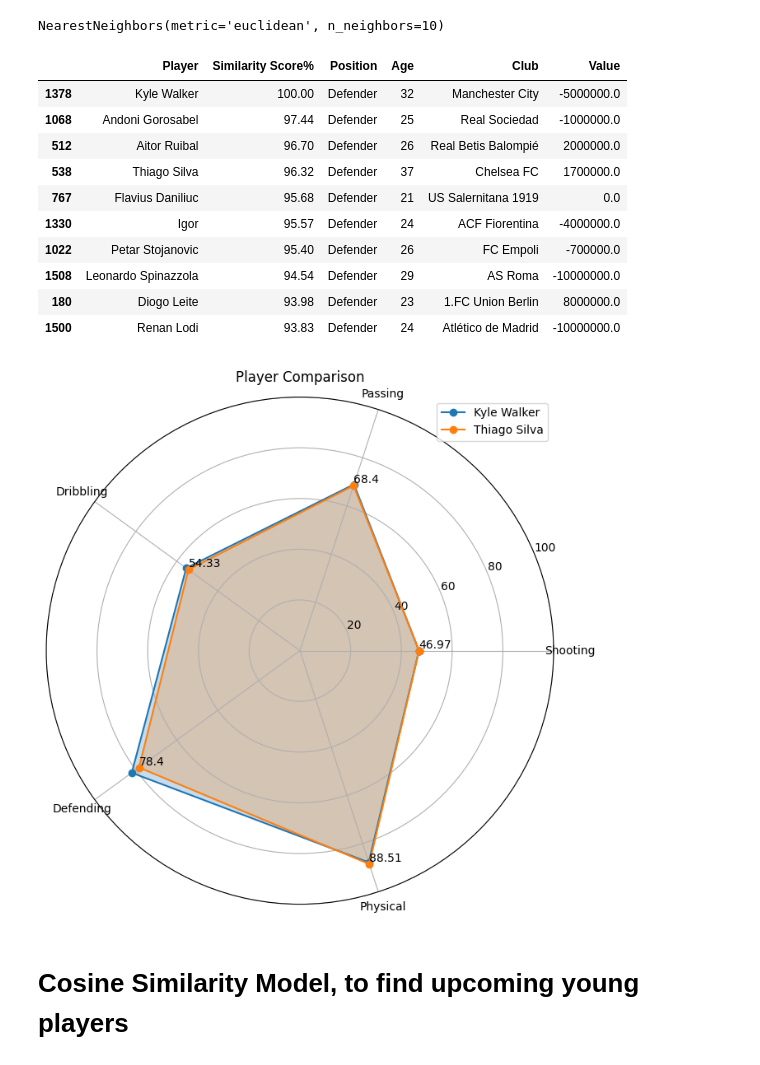
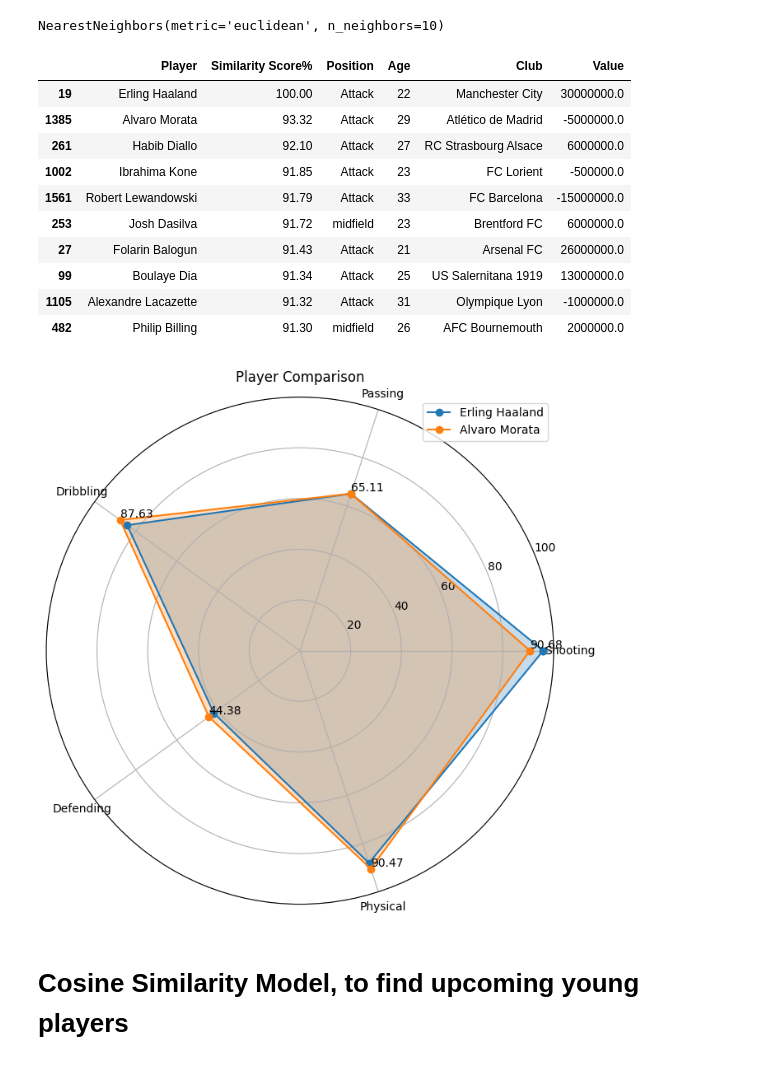
Before and after one commit to Chickychicken/Soccer-Transfer-Market-Application, a Jupyter notebook: Similarity Model/similarity.ipynb, the cells around one changed output. Drawn from its saved outputs; the diff is of its cells as text; code cells hidden in the pictures.

```diff
--- a/Similarity Model/similarity.ipynb
+++ b/Similarity Model/similarity.ipynb
@@ -67,7 +67,7 @@ knn_model.fit(df_stat)
 # %% [output]
 NearestNeighbors(metric='euclidean', n_neighbors=10)
 # %%
-player = 'Kyle Walker'
+player = 'Erling Haaland'
 input_player_stats = df[df['Player'] == player][['Shooting', 'Passing', 'Dribbling', 'Defending', 'Physical']]
 
 distances, indices = knn_model.kneighbors(input_player_stats)
@@ -90,16 +90,16 @@ similar_players_df = similar_players_df.sort_values(by='Similarity Score%', asce
 similar_players_df
 # %% [output]
 |  | Player | Similarity Score% | Position | Age | Club | Value |
-| 1378 | Kyle Walker | 100.00 | Defender | 32 | Manchester City | -5000000.0 |
-| 1068 | Andoni Gorosabel | 97.44 | Defender | 25 | Real Sociedad | -1000000.0 |
-| 512 | Aitor Ruibal | 96.70 | Defender | 26 | Real Betis Balompié | 2000000.0 |
-| 538 | Thiago Silva | 96.32 | Defender | 37 | Chelsea FC | 1700000.0 |
-| 767 | Flavius Daniliuc | 95.68 | Defender | 21 | US Salernitana 1919 | 0.0 |
-| 1330 | Igor | 95.57 | Defender | 24 | ACF Fiorentina | -4000000.0 |
-| 1022 | Petar Stojanovic | 95.40 | Defender | 26 | FC Empoli | -700000.0 |
-| 1508 | Leonardo Spinazzola | 94.54 | Defender | 29 | AS Roma | -10000000.0 |
-| 180 | Diogo Leite | 93.98 | Defender | 23 | 1.FC Union Berlin | 8000000.0 |
-| 1500 | Renan Lodi | 93.83 | Defender | 24 | Atlético de Madrid | -10000000.0 |
+| 19 | Erling Haaland | 100.00 | Attack | 22 | Manchester City | 30000000.0 |
+| 1385 | Alvaro Morata | 93.32 | Attack | 29 | Atlético de Madrid | -5000000.0 |
+| 261 | Habib Diallo | 92.10 | Attack | 27 | RC Strasbourg Alsace | 6000000.0 |
+| 1002 | Ibrahima Kone | 91.85 | Attack | 23 | FC Lorient | -500000.0 |
+| 1561 | Robert Lewandowski | 91.79 | Attack | 33 | FC Barcelona | -15000000.0 |
+| 253 | Josh Dasilva | 91.72 | midfield | 23 | Brentford FC | 6000000.0 |
+| 27 | Folarin Balogun | 91.43 | Attack | 21 | Arsenal FC | 26000000.0 |
+| 99 | Boulaye Dia | 91.34 | Attack | 25 | US Salernitana 1919 | 13000000.0 |
+| 1105 | Alexandre Lacazette | 91.32 | Attack | 31 | Olympique Lyon | -1000000.0 |
+| 482 | Philip Billing | 91.30 | midfield | 26 | AFC Bournemouth | 2000000.0 |
 # %%
 import numpy as np
 import matplotlib.pyplot as plt
@@ -109,7 +109,7 @@ variables = ['Shooting', 'Passing', 'Dribbling', 'Defending', 'Physical']
 values = df[df['Player'] == player][['Shooting', 'Passing', 'Dribbling', 'Defending', 'Physical']]
 values = values.iloc[0].tolist()
 
-top_x = 3
+top_x = 1
 player2 = similar_players_df['Player'].iloc[top_x]
 values2 = df[df['Player'] == player2][['Shooting', 'Passing', 'Dribbling', 'Defending', 'Physical']]
 values2 = values2.iloc[0].tolist()
@@ -127,34 +127,34 @@ angles = np.concatenate((angles, [angles[0]]))
 
 # Set the figure size
 plt.figure(figsize=(8, 8))
 
 # Plot the radar chart
 plt.polar(angles, values, marker='o', label = player)
 plt.fill(angles, values, alpha=0.25)
 plt.polar(angles, values2, marker='o', label = player2)
 plt.fill(angles, values2, alpha=0.25)
 
 # Set the angle ticks and labels
 plt.xticks(angles[:-1], variables)
 
 # Set the plot title
 plt.title('Player Comparison')
 
 plt.ylim(0, 100)
 
 #for i in range(num_vars):
 #    plt.text(angles[i], values[i], str(values[i]), ha='right', va='top')
 
 for i in range(num_vars):
     plt.text(angles[i], values2[i], str(values2[i]), ha='left', va='bottom')
 
 plt.legend(loc='upper right')
 
 
 # Show the plot
 plt.show()
 # %% [output]
-[figure, old version]
+[figure, new version]
 # %% [markdown]
 # Cosine Similarity Model, to find upcoming young players
 # %%
```
Also changed, not shown: parts of 5 cells of this notebook, 5 other files.
